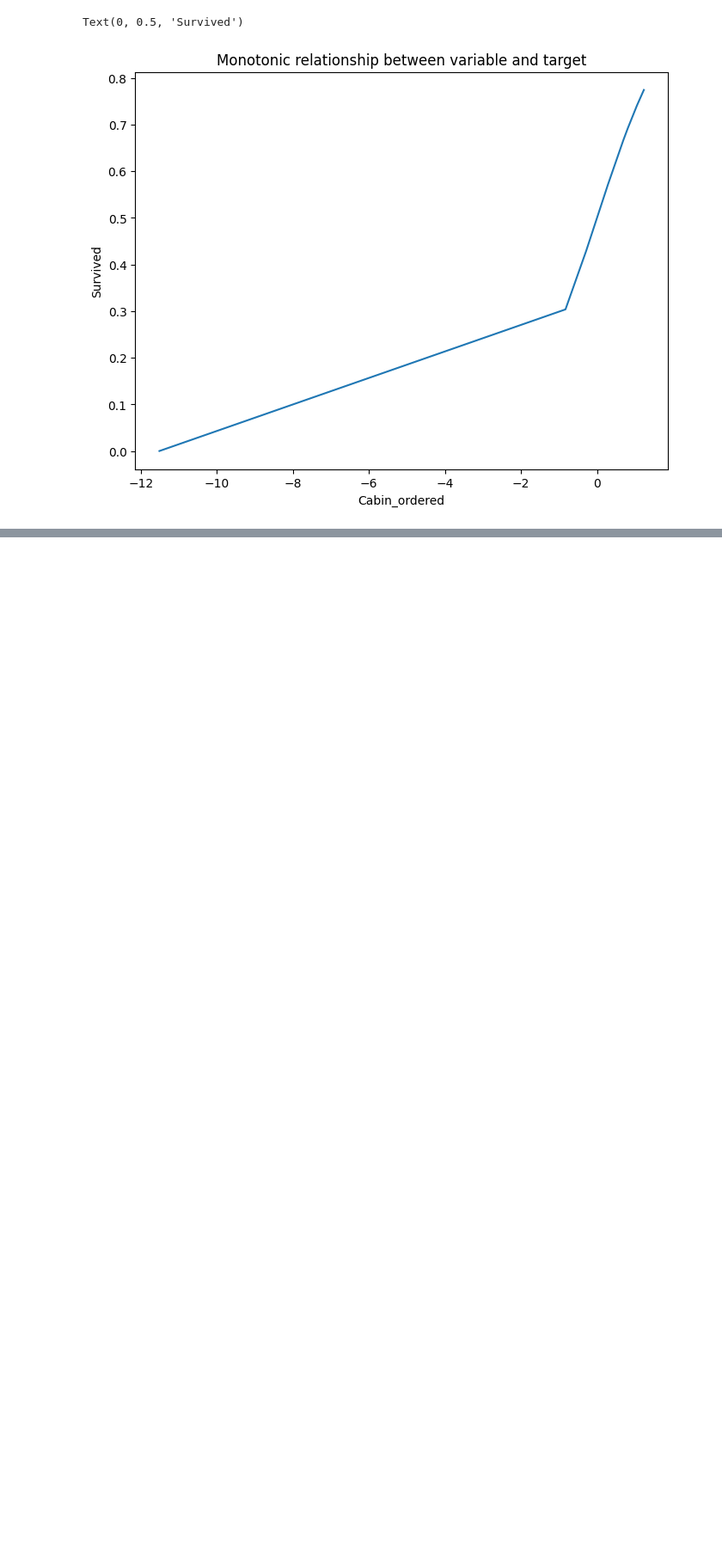
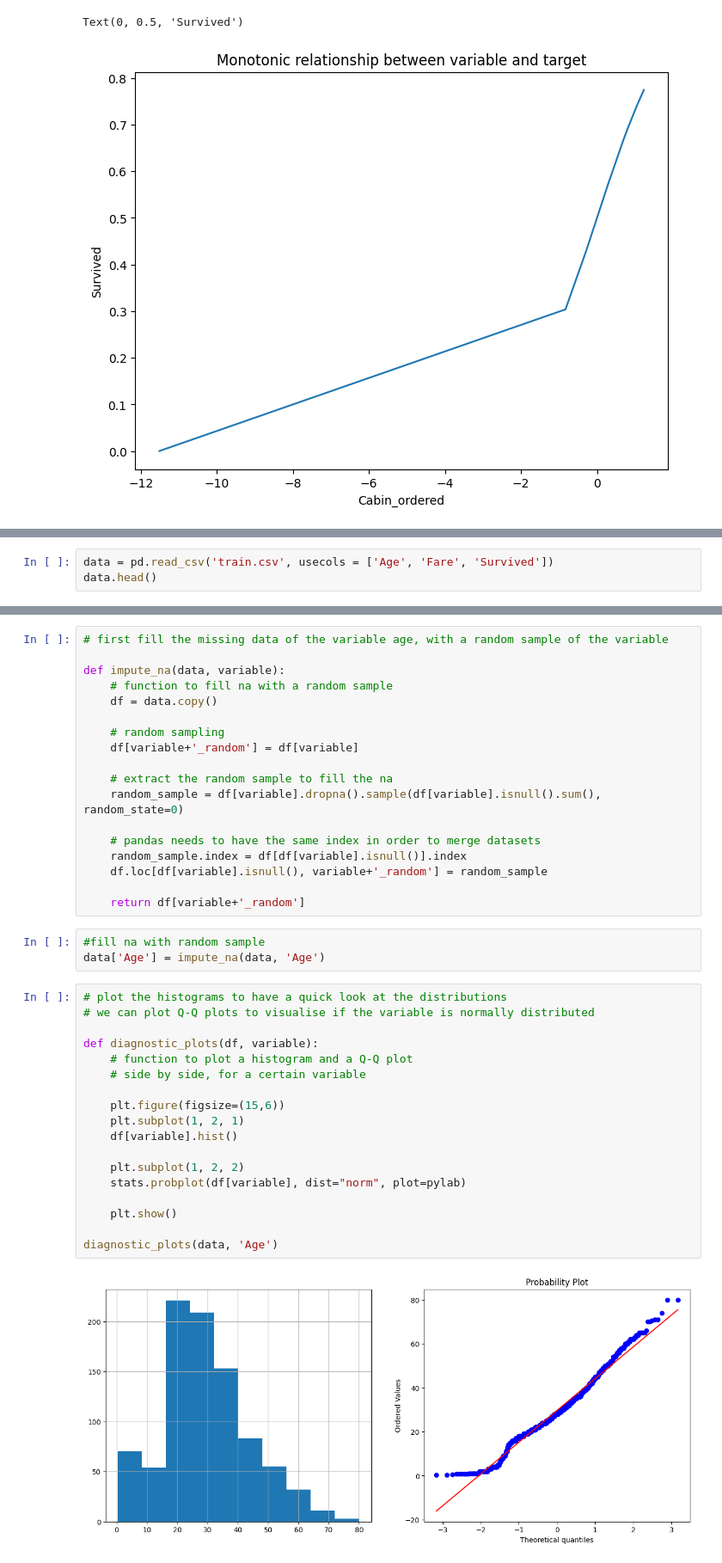
Before and after one commit to theobringino/ds-ai-ml-projects, a Jupyter notebook: learning/week5/feature_engineering_kaggle.ipynb, the cells around one changed output, grey strips where cells are left out. Shown at 86% size. Drawn from its saved outputs; the diff is of its cells as text; blank space fills up the shorter version.

```diff
--- a/learning/week5/feature_engineering_kaggle.ipynb
+++ b/learning/week5/feature_engineering_kaggle.ipynb
@@ -768,0 +771,3 @@ Text(0, 0.5, 'Survived')
+# %%
+data = pd.read_csv('train.csv', usecols = ['Age', 'Fare', 'Survived'])
+data.head()
@@ -768,0 +781,41 @@ Text(0, 0.5, 'Survived')
+# %%
+# first fill the missing data of the variable age, with a random sample of the variable
+
+def impute_na(data, variable):
+    # function to fill na with a random sample
+    df = data.copy()
+
+    # random sampling
+    df[variable+'_random'] = df[variable]
+
+    # extract the random sample to fill the na
+    random_sample = df[variable].dropna().sample(df[variable].isnull().sum(), random_state=0)
+
+    # pandas needs to have the same index in order to merge datasets
+    random_sample.index = df[df[variable].isnull()].index
+    df.loc[df[variable].isnull(), variable+'_random'] = random_sample
+
+    return df[variable+'_random']
+# %%
+#fill na with random sample
+data['Age'] = impute_na(data, 'Age')
+# %%
+# plot the histograms to have a quick look at the distributions
+# we can plot Q-Q plots to visualise if the variable is normally distributed
+
+def diagnostic_plots(df, variable):
+    # function to plot a histogram and a Q-Q plot
+    # side by side, for a certain variable
+
+    plt.figure(figsize=(15,6))
+    plt.subplot(1, 2, 1)
+    df[variable].hist()
+
+    plt.subplot(1, 2, 2)
+    stats.probplot(df[variable], dist="norm", plot=pylab)
+
+    plt.show()
+
+diagnostic_plots(data, 'Age')
+# %% [output]
+[figure, added]
```
Also changed, not shown: parts of 44 cells of this notebook.
